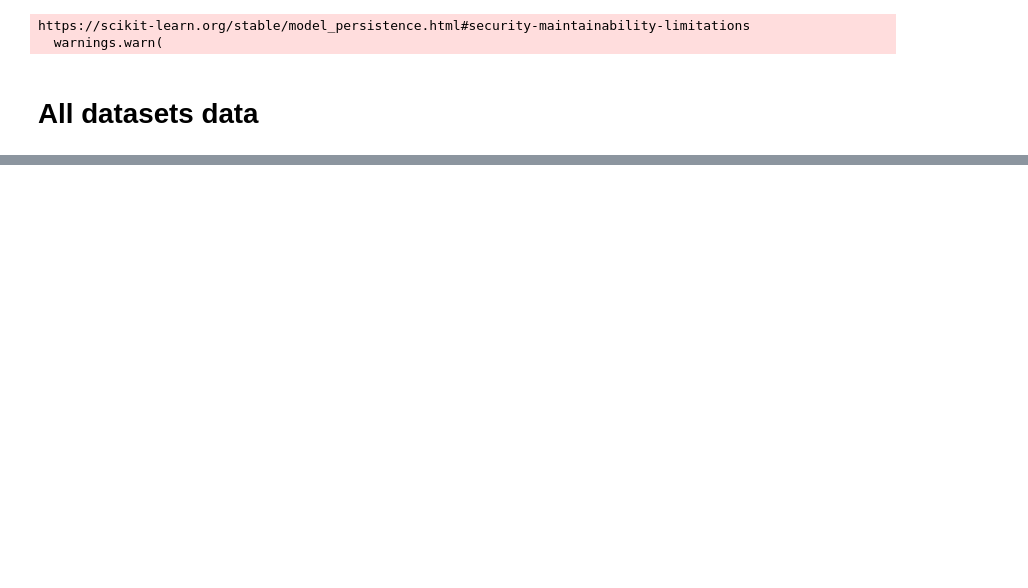
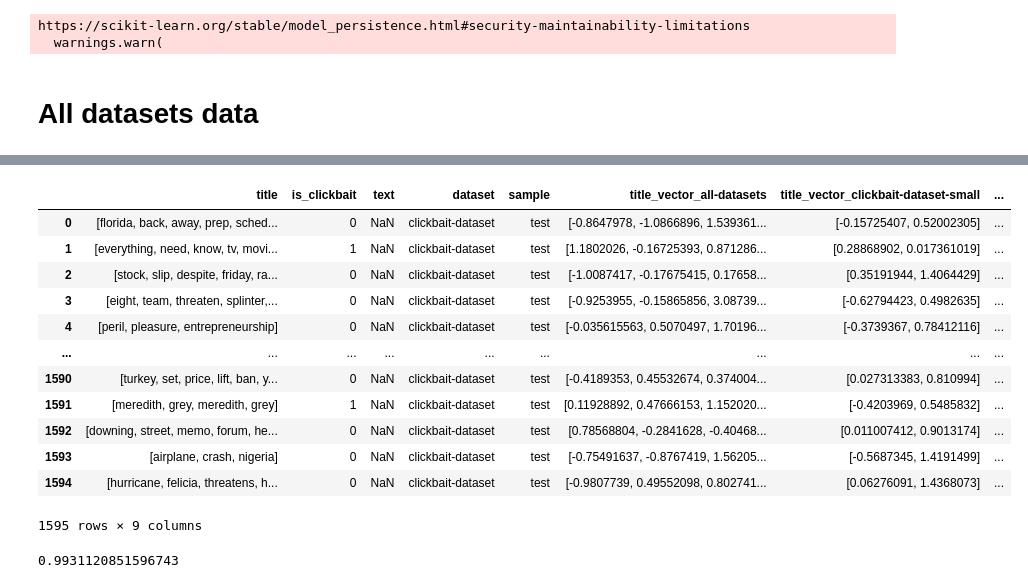
Before and after one commit to amajczyk/ClickbaitDetector, a Jupyter notebook: modelling/model_testing/nlp_tests.ipynb, the cells around one changed output, grey strips where cells are left out. Cells and saved outputs as stored; diff of their text form; code cells hidden in the pictures; blank space fills up the shorter version.

```diff
--- a/modelling/model_testing/nlp_tests.ipynb
+++ b/modelling/model_testing/nlp_tests.ipynb
@@ -89,0 +91,7 @@ df.head()
+# %%
+df['title_vector_all-datasets'] = [drop_dimensions_from_vector(vector, variables_to_drop_all_datasets) for vector in df['title_vector_all-datasets']]
+df['title_vector_clickbait-dataset-small'] = [drop_dimensions_from_vector(vector, variables_to_drop_clickbait_dataset_small) for vector in df['title_vector_clickbait-dataset-small']]
+df['title_vector_clickbait-dataset-large'] = [drop_dimensions_from_vector(vector, variables_to_drop_clickbait_dataset_large) for vector in df['title_vector_clickbait-dataset-large']]
+df['title_vector_fake-news'] = [drop_dimensions_from_vector(vector, variables_to_drop_fake_news) for vector in df['title_vector_fake-news']]
+
+df.head()
@@ -203,0 +263,28 @@ for model in tqdm(model_combinations, desc='models'):
+# %%
+df_clickbait_dataset
+# %% [output]
+|  | title | is_clickbait | text | dataset | sample | title_vector_all-datasets | title_vector_clickbait-dataset-small | ... |
+| 0 | [florida, back, away, prep, sched... | 0 | NaN | clickbait-dataset | test | [-0.8647978, -1.0866896, 1.539361... | [-0.15725407, 0.52002305] | ... |
+| 1 | [everything, need, know, tv, movi... | 1 | NaN | clickbait-dataset | test | [1.1802026, -0.16725393, 0.871286... | [0.28868902, 0.017361019] | ... |
+| 2 | [stock, slip, despite, friday, ra... | 0 | NaN | clickbait-dataset | test | [-1.0087417, -0.17675415, 0.17658... | [0.35191944, 1.4064429] | ... |
+| 3 | [eight, team, threaten, splinter,... | 0 | NaN | clickbait-dataset | test | [-0.9253955, -0.15865856, 3.08739... | [-0.62794423, 0.4982635] | ... |
+| 4 | [peril, pleasure, entrepreneurship] | 0 | NaN | clickbait-dataset | test | [-0.035615563, 0.5070497, 1.70196... | [-0.3739367, 0.78412116] | ... |
+| ... | ... | ... | ... | ... | ... | ... | ... | ... |
+| 1590 | [turkey, set, price, lift, ban, y... | 0 | NaN | clickbait-dataset | test | [-0.4189353, 0.45532674, 0.374004... | [0.027313383, 0.810994] | ... |
+| 1591 | [meredith, grey, meredith, grey] | 1 | NaN | clickbait-dataset | test | [0.11928892, 0.47666153, 1.152020... | [-0.4203969, 0.5485832] | ... |
+| 1592 | [downing, street, memo, forum, he... | 0 | NaN | clickbait-dataset | test | [0.78568804, -0.2841628, -0.40468... | [0.011007412, 0.9013174] | ... |
+| 1593 | [airplane, crash, nigeria] | 0 | NaN | clickbait-dataset | test | [-0.75491637, -0.8767419, 1.56205... | [-0.5687345, 1.4191499] | ... |
+| 1594 | [hurricane, felicia, threatens, h... | 0 | NaN | clickbait-dataset | test | [-0.9807739, 0.49552098, 0.802741... | [0.06276091, 1.4368073] | ... |
+1595 rows × 9 columns
+# %%
+X = np.vstack(df_clickbait_dataset['title_vector_clickbait-dataset-large'].values)
+X_scaled = scaler_clickbait_dataset_large.transform(X)
+y = df_clickbait_dataset['is_clickbait']
+
+
+y_pred_proba = model_clickbait_dataset_large.predict_proba(X_scaled)[:,1]
+y_pred = (y_pred_proba > threshold_clickbait_dataset_large).astype(int)
+
+f1_score(y, y_pred)
+# %% [output]
+0.9931120851596743
```
Also changed, not shown: parts of 12 cells of this notebook, 5 other files.
